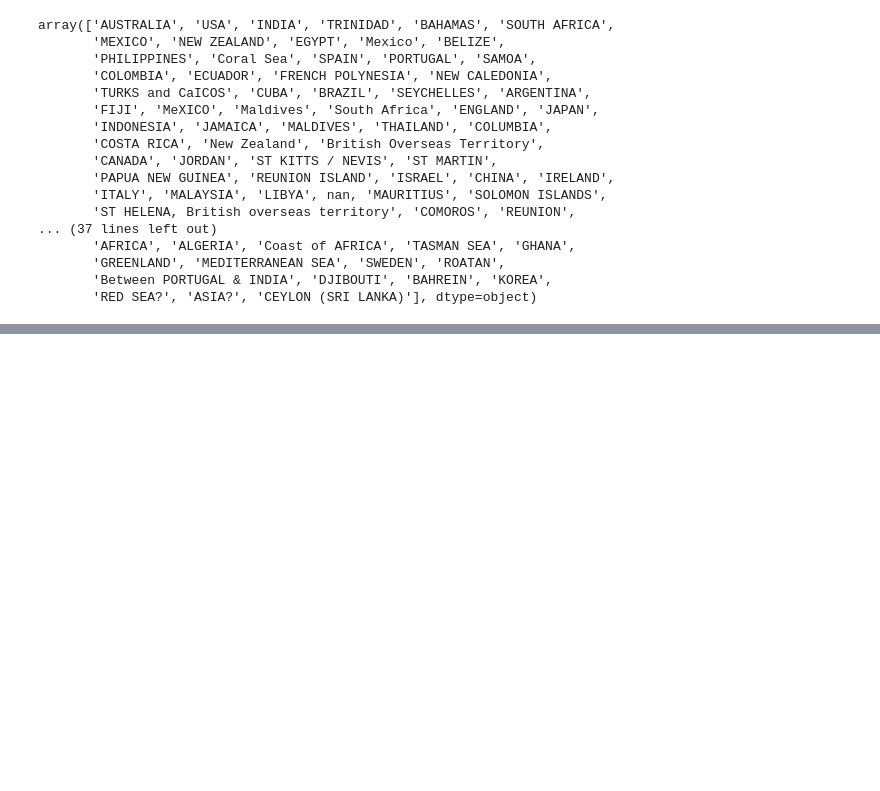
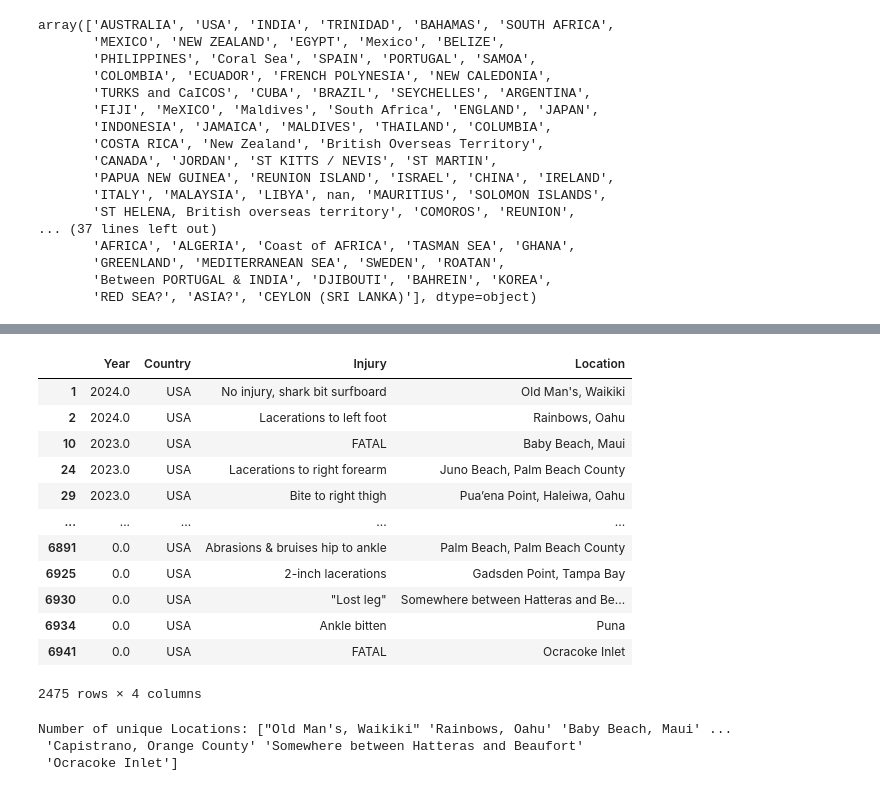
Before and after one commit to RosaEvasari/SharkAttack, a Jupyter notebook: sharkAttack.ipynb, the cells around one changed output, grey strips where cells are left out. Drawn from its saved outputs; the diff is of its cells as text; code cells hidden in the pictures; blank space fills up the shorter version.

```diff
--- a/sharkAttack.ipynb
+++ b/sharkAttack.ipynb
@@ -97,0 +155,24 @@ array(['AUSTRALIA', 'USA', 'INDIA', 'TRINIDAD', 'BAHAMAS', 'SOUTH AFRICA',
+# %%
+USA_data = selected_collumns_clean.loc[data['Country'] == 'USA']
+USA_data
+# %% [output]
+|  | Year | Country | Injury | Location |
+| 1 | 2024.0 | USA | No injury, shark bit surfboard | Old Man's, Waikiki |
+| 2 | 2024.0 | USA | Lacerations to left foot | Rainbows, Oahu |
+| 10 | 2023.0 | USA | FATAL | Baby Beach, Maui |
+| 24 | 2023.0 | USA | Lacerations to right forearm | Juno Beach, Palm Beach County |
+| 29 | 2023.0 | USA | Bite to right thigh | Pua’ena Point, Haleiwa, Oahu |
+| ... | ... | ... | ... | ... |
+| 6891 | 0.0 | USA | Abrasions & bruises hip to ankle | Palm Beach, Palm Beach County |
+| 6925 | 0.0 | USA | 2-inch lacerations | Gadsden Point, Tampa Bay |
+| 6930 | 0.0 | USA | "Lost leg" | Somewhere between Hatteras and Be... |
+| 6934 | 0.0 | USA | Ankle bitten | Puna |
+| 6941 | 0.0 | USA | FATAL | Ocracoke Inlet |
+2475 rows × 4 columns
+# %%
+unique_locations = USA_data['Location'].unique()
+print(f"Number of unique Locations: {unique_locations}")
+# %% [output]
+Number of unique Locations: ["Old Man's, Waikiki" 'Rainbows, Oahu' 'Baby Beach, Maui' ...
+ 'Capistrano, Orange County' 'Somewhere between Hatteras and Beaufort'
+ 'Ocracoke Inlet']
```
Also changed, not shown: parts of 14 cells of this notebook.
